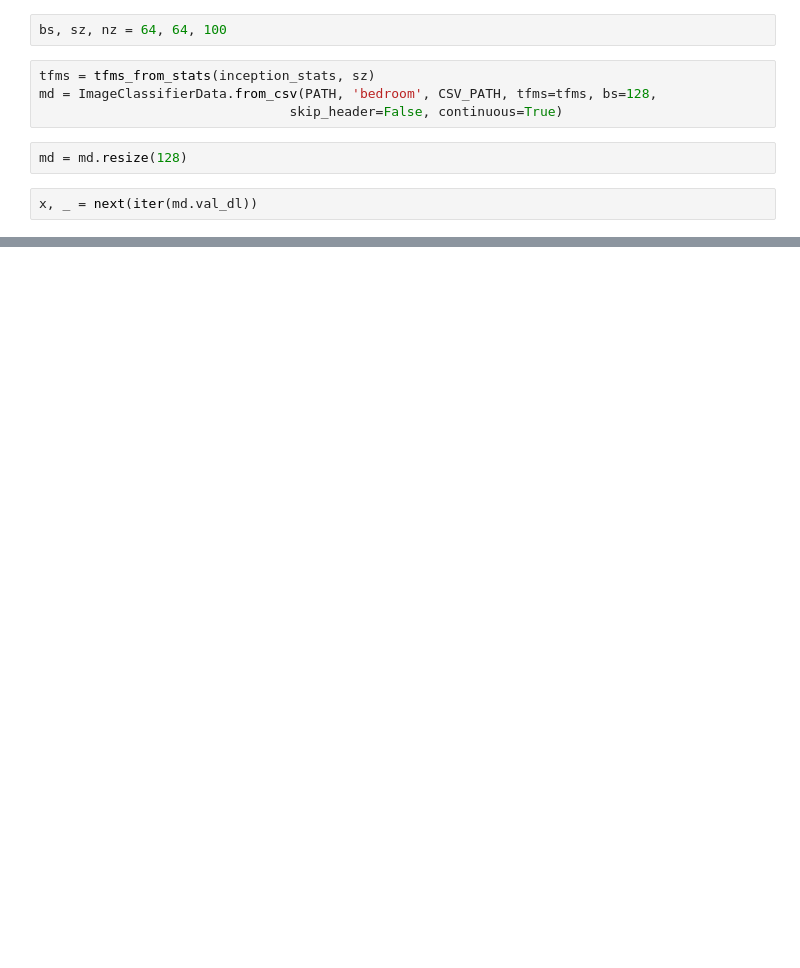
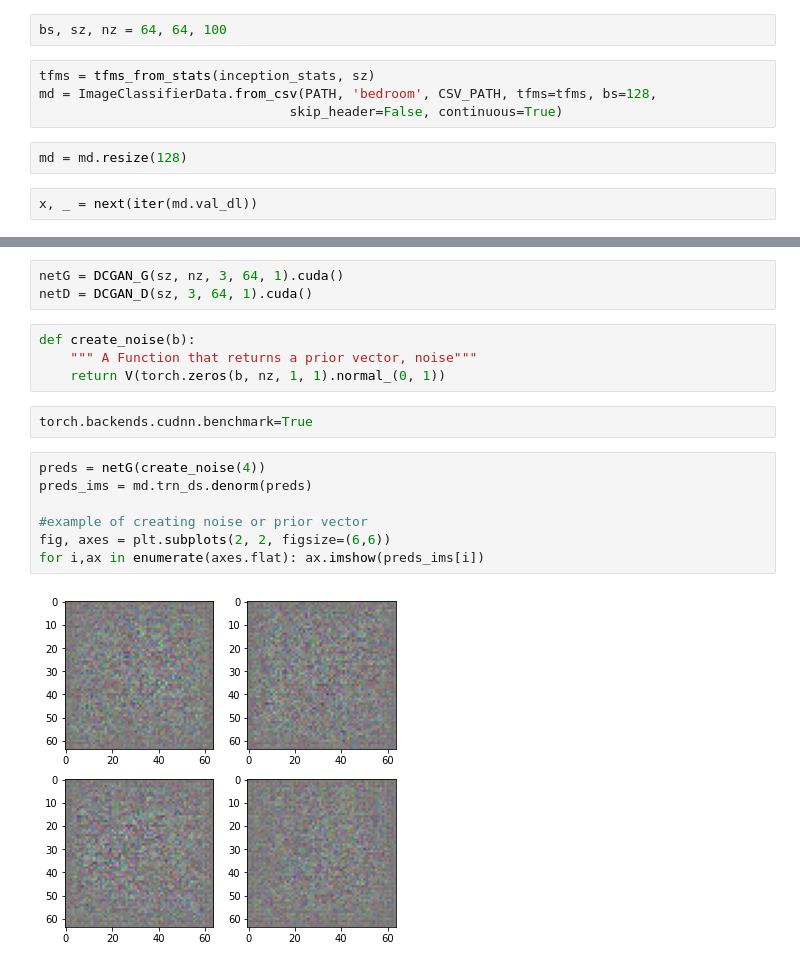
Before and after one commit to mtm-007/older_pytorch_installation, a Jupyter notebook: nb/wgan.ipynb, the cells around one changed output, grey strips where cells are left out. Saved outputs shown, nothing was run; the diff lists cells and outputs as text; blank space fills up the shorter version.

```diff
--- a/nb/wgan.ipynb
+++ b/nb/wgan.ipynb
@@ -118,0 +128,18 @@ plt.imshow(md.trn_ds.denorm(x)[0]);
+# %%
+netG = DCGAN_G(sz, nz, 3, 64, 1).cuda()
+netD = DCGAN_D(sz, 3, 64, 1).cuda()
+# %%
+def create_noise(b):
+    """ A Function that returns a prior vector, noise"""
+    return V(torch.zeros(b, nz, 1, 1).normal_(0, 1))
+# %%
+torch.backends.cudnn.benchmark=True
+# %%
+preds = netG(create_noise(4))
+preds_ims = md.trn_ds.denorm(preds)
+
+#example of creating noise or prior vector
+fig, axes = plt.subplots(2, 2, figsize=(6,6))
+for i,ax in enumerate(axes.flat): ax.imshow(preds_ims[i])
+# %% [output]
+[figure, added]
```
Also changed, not shown: parts of 16 cells of this notebook, 1 other file.
